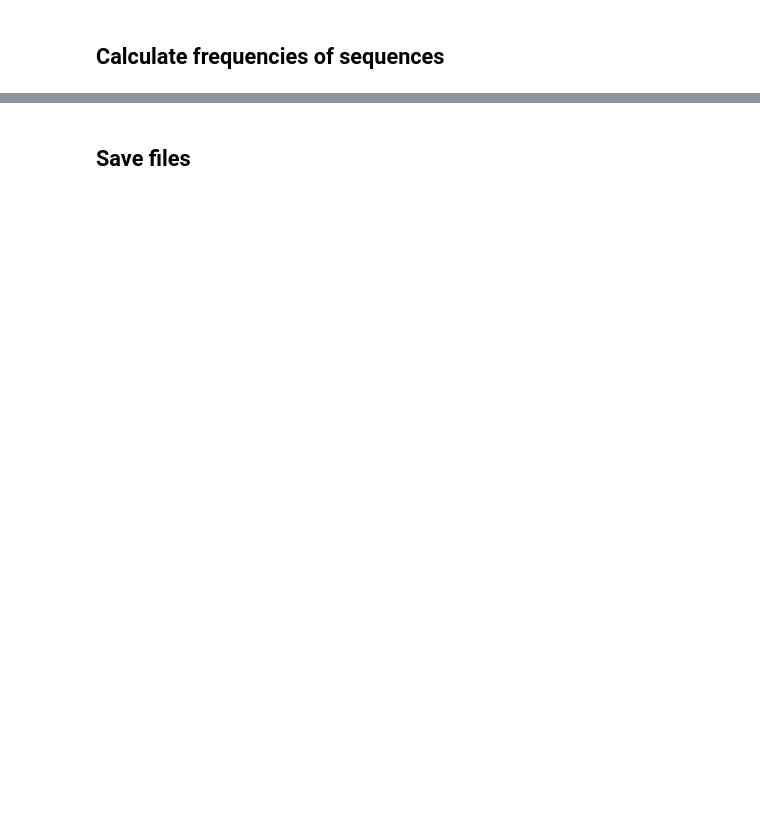
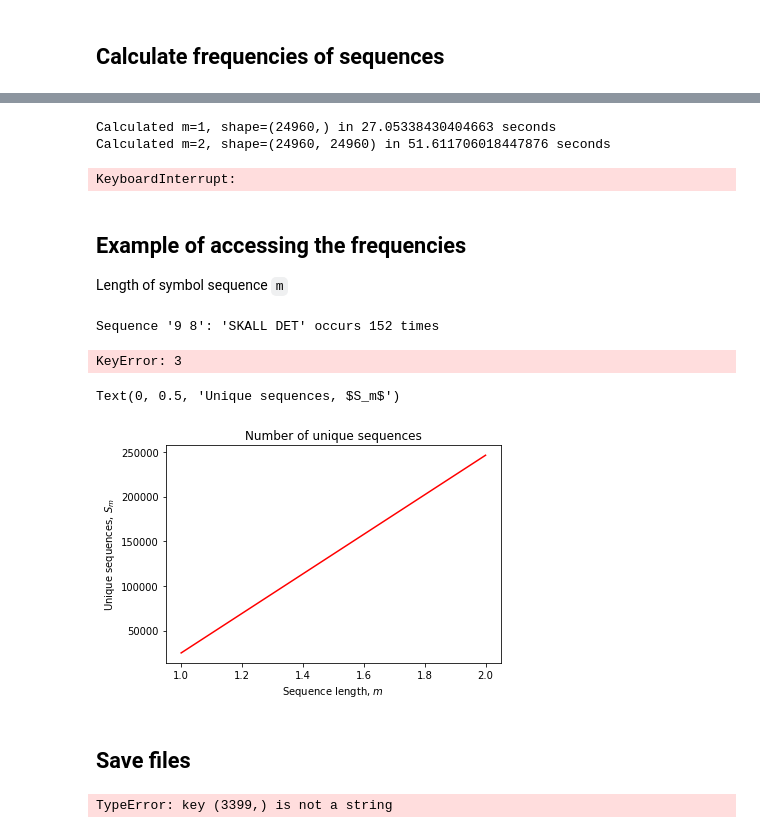
Before and after one commit to klaudiamur/Informationtheoreticanalysis, a Jupyter notebook: analyze text.ipynb, the cells around one changed output, grey strips where cells are left out. Cells and saved outputs as stored; diff of their text form; code cells hidden in the pictures; blank space fills up the shorter version.

```diff
--- a/analyze text.ipynb
+++ b/analyze text.ipynb
@@ -127,0 +130,57 @@ Sequence 'SHE WAS' occurs 209 times
+# %%
+frequencies = {}
+
+for m in range(1, 10):
+    start = timeit.time.time()
+    # print(f'm = {m}', [l[i:(-m+i)%len(l)+1] for i in range(m)])
+
+    N = number_of_unique_symbols
+    shape = tuple([N for _ in range(m)])
+    frequencies_m = SparseMatrix(shape)
+
+    sequences = [symbols[i:(-m+i)%len(symbols)+1] for i in range(m)]
+    for sequence_m in zip(*sequences):
+        symbol_indicies_m = tuple([unique_symbols.index(s) for s in sequence_m])
+        frequencies_m[symbol_indicies_m] += 1
+
+    end = timeit.time.time()
+
+    print(f'Calculated m={m}, shape={frequencies_m.shape} in {end-start} seconds')
+    # some = tuple([slice(None, 3) for x in shape])
+    # print(frequencies_m[some].todense())
+    frequencies[m] = frequencies_m
+# %% [output]
+Calculated m=1, shape=(24960,) in 27.05338430404663 seconds
+Calculated m=2, shape=(24960, 24960) in 51.611706018447876 seconds
+KeyboardInterrupt:
+# %% [markdown]
+## Example of accessing the frequencies
+Length of symbol sequence `m`
+# %%
+m = 2
+i1 = 9
+i2 = 8
+print(f"Sequence '{i1} {i2}': '{unique_symbols[i1]} {unique_symbols[i2]}' occurs {frequencies[m][i1, i2]} times")
+
+m = 3
+i1 = 9
+i2 = 8
+i3 = 0
+print(f"Sequence '{i1} {i2} {i3}': '{unique_symbols[i1]} {unique_symbols[i2]} {unique_symbols[i3]}' occurs {frequencies[m][i1, i2, i3]} times")
+# %% [output]
+Sequence '9 8': 'SKALL DET' occurs 152 times
+KeyError: 3
+# %%
+m_array = []
+n_array = []
+for m in range(1, len(frequencies)+1):
+    n = len(frequencies[m].getnonzero())
+    m_array.append(m)
+    n_array.append(n)
+plot(m_array, n_array, 'r-')
+title(f'Number of unique sequences')
+xlabel('Sequence length, $m$')
+ylabel('Unique sequences, $S_m$')
+# %% [output]
+Text(0, 0.5, 'Unique sequences, $S_m$')
+[figure, added]
@@ -133,0 +207,11 @@ with open(f'frequencies/{text_name}.json', 'w', encoding="utf8") as f:
+# %%
+def serialize(obj):
+    """JSON serializer for objects not serializable by default json code"""
+
+    if isinstance(obj, SparseMatrix):
+        return obj.tojson()
+
+with open(f'frequencies/test.json', 'w', encoding="utf8") as f:
+    json.dump(frequencies, f, default=serialize)
+# %% [output]
+TypeError: key (3399,) is not a string
```
Also changed, not shown: parts of 9 cells of this notebook, 1 other file.
